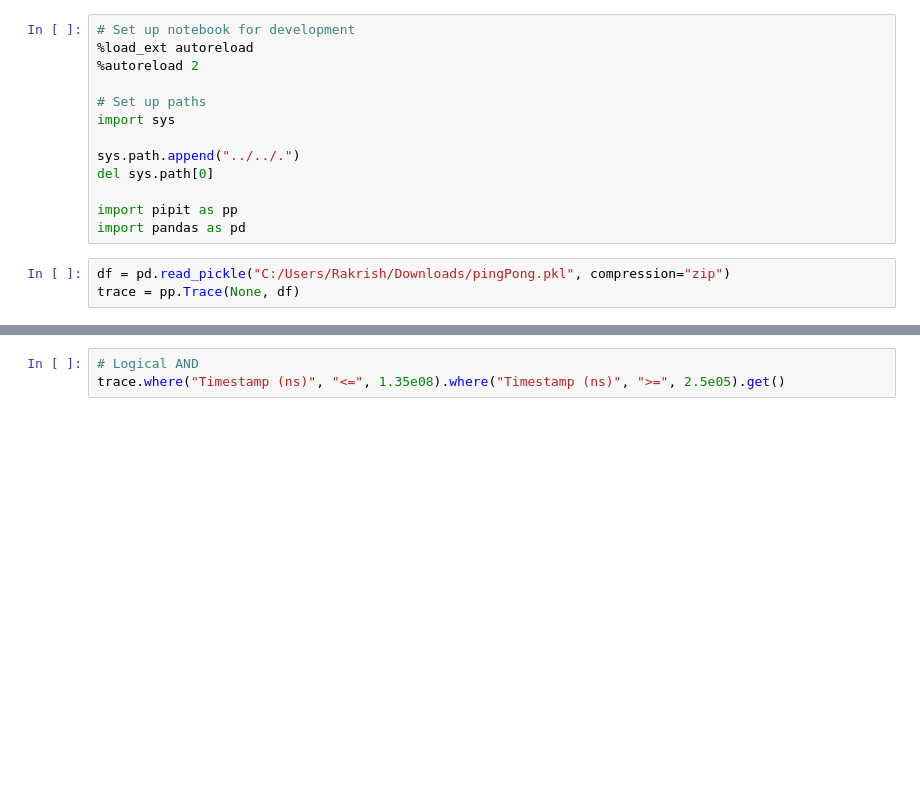
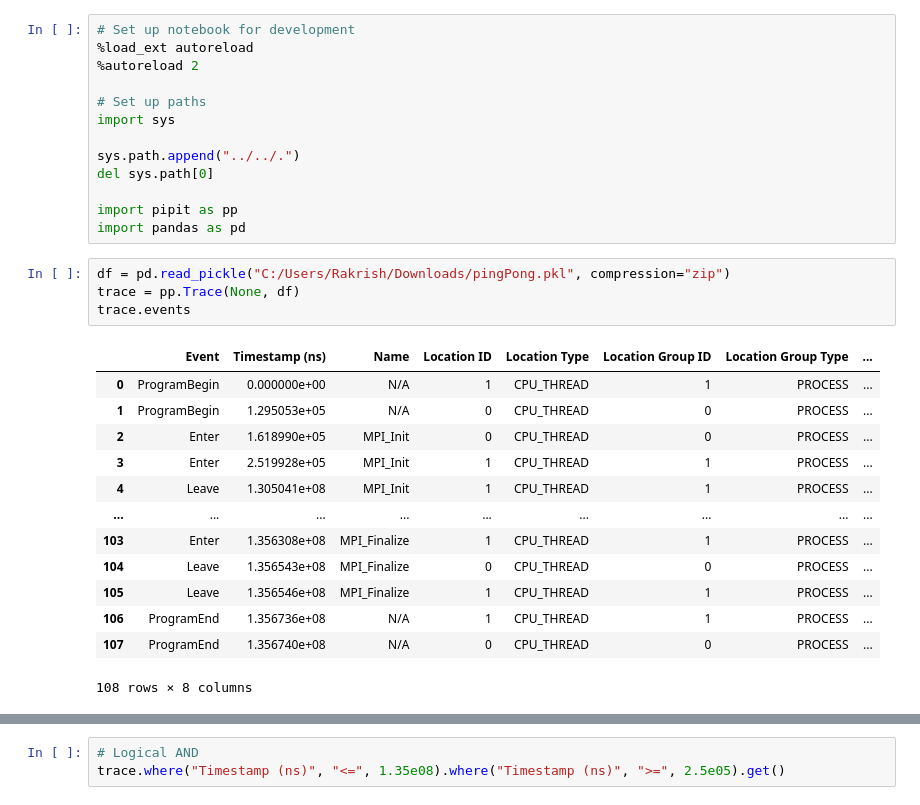
Before and after one commit to hpcgroup/pipit, a Jupyter notebook: docs/examples/query.ipynb, the cells around one changed output, grey strips where cells are left out. Cells and saved outputs as stored; diff of their text form; blank space fills up the shorter version.

```diff
--- a/docs/examples/query.ipynb
+++ b/docs/examples/query.ipynb
@@ -14,3 +14,18 @@ import pandas as pd
 # %%
 df = pd.read_pickle("C:/Users/Rakrish/Downloads/pingPong.pkl", compression="zip")
 trace = pp.Trace(None, df)
+trace.events
+# %% [output]
+|  | Event | Timestamp (ns) | Name | Location ID | Location Type | Location Group ID | Location Group Type | ... |
+| 0 | ProgramBegin | 0.000000e+00 | N/A | 1 | CPU_THREAD | 1 | PROCESS | ... |
+| 1 | ProgramBegin | 1.295053e+05 | N/A | 0 | CPU_THREAD | 0 | PROCESS | ... |
+| 2 | Enter | 1.618990e+05 | MPI_Init | 0 | CPU_THREAD | 0 | PROCESS | ... |
+| 3 | Enter | 2.519928e+05 | MPI_Init | 1 | CPU_THREAD | 1 | PROCESS | ... |
+| 4 | Leave | 1.305041e+08 | MPI_Init | 1 | CPU_THREAD | 1 | PROCESS | ... |
+| ... | ... | ... | ... | ... | ... | ... | ... | ... |
+| 103 | Enter | 1.356308e+08 | MPI_Finalize | 1 | CPU_THREAD | 1 | PROCESS | ... |
+| 104 | Leave | 1.356543e+08 | MPI_Finalize | 0 | CPU_THREAD | 0 | PROCESS | ... |
+| 105 | Leave | 1.356546e+08 | MPI_Finalize | 1 | CPU_THREAD | 1 | PROCESS | ... |
+| 106 | ProgramEnd | 1.356736e+08 | N/A | 1 | CPU_THREAD | 1 | PROCESS | ... |
+| 107 | ProgramEnd | 1.356740e+08 | N/A | 0 | CPU_THREAD | 0 | PROCESS | ... |
+108 rows × 8 columns
```
Also changed, not shown: parts of 14 cells of this notebook, 1 other file.
